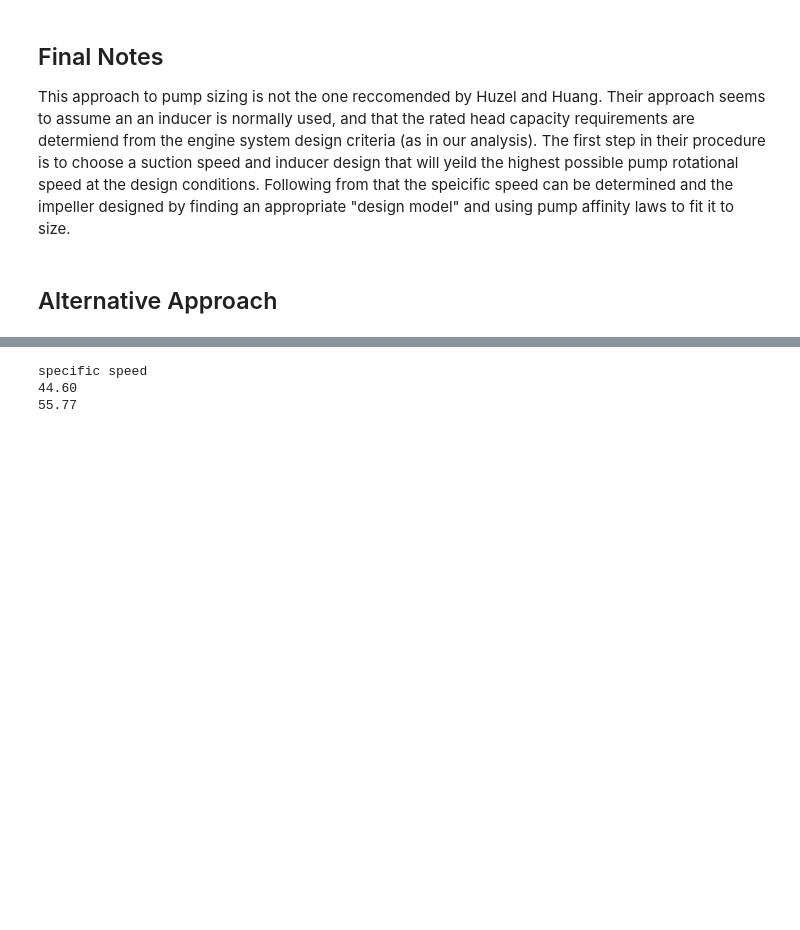
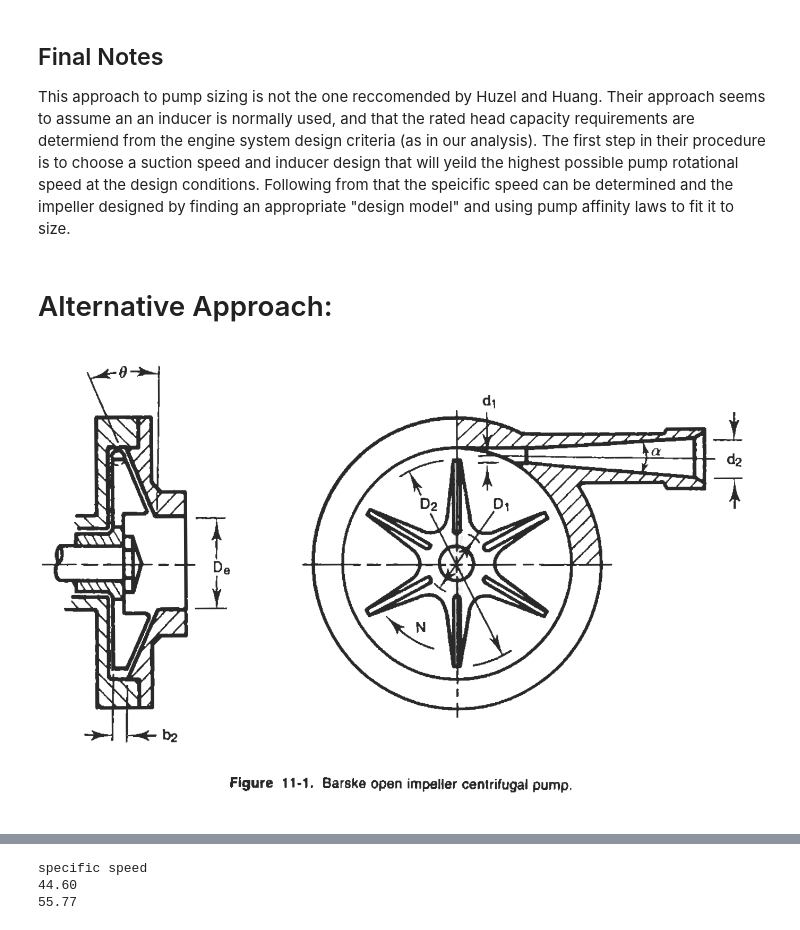
Before and after one commit to psas/electric-feed-system-prototype, a Jupyter notebook: Analysis/Active notebooks/pump_sizing.ipynb, the cells around one changed output, grey strips where cells are left out. Saved outputs shown, nothing was run; the diff lists cells and outputs as text; code cells hidden in the pictures; blank space fills up the shorter version.

Commit message:
added barske impeller calcs and notes

```diff
--- a/Analysis/Active notebooks/pump_sizing.ipynb
+++ b/Analysis/Active notebooks/pump_sizing.ipynb
@@ -351,4 +351,9 @@ Total stored energy
 ## Final Notes
 This approach to pump sizing is not the one reccomended by Huzel and Huang. Their approach seems to assume an an inducer is normally used, and that the rated head capacity requirements are determiend from the engine system design criteria (as in our analysis). The first step in their procedure is to choose a suction speed and inducer design that will yeild the highest possible pump rotational speed at the design conditions. Following from that the speicific speed can be determined and the impeller designed by finding an appropriate "design model" and using pump affinity laws to fit it to size.
 # %% [markdown]
-## Alternative Approach
+# Alternative Approach:
+# %%
+from IPython.display import Image
+Image(filename='BarskeImp.png')
+# %% [output]
+[figure, added]
```
Also changed, not shown: parts of 8 cells of this notebook, 1 other file.
